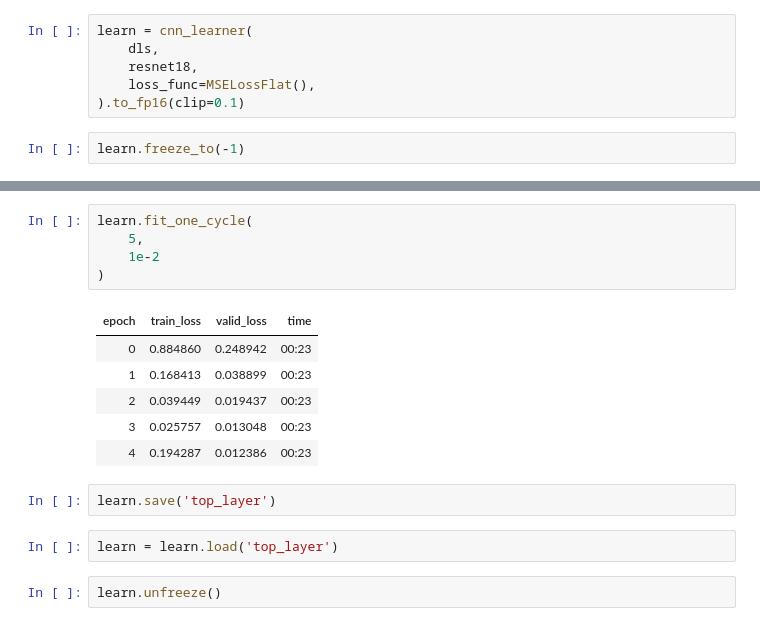
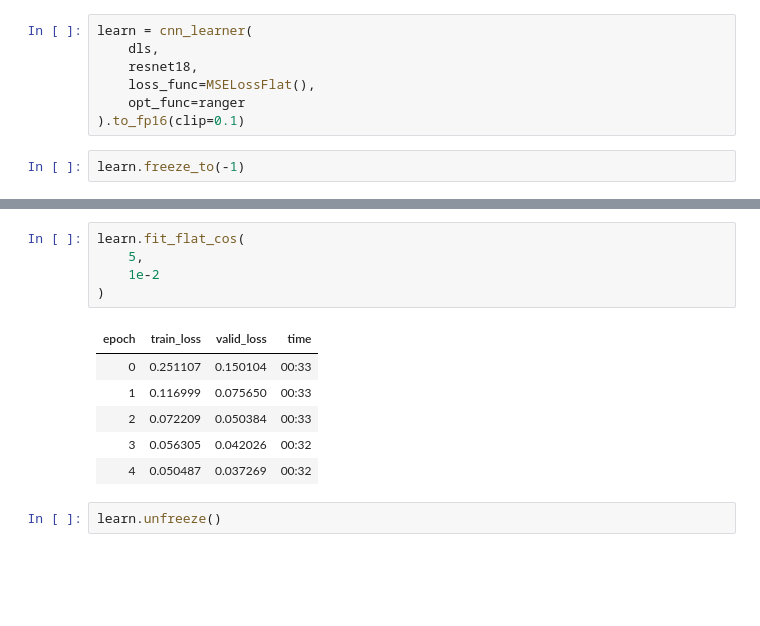
Before and after one commit to HenryDashwood/facial-features-detector, a Jupyter notebook: code/fastai_v2.ipynb, the cells around one changed output, grey strips where cells are left out. Drawn from its saved outputs; the diff is of its cells as text; blank space fills up the shorter version.

```diff
--- a/code/fastai_v2.ipynb
+++ b/code/fastai_v2.ipynb
@@ -48,6 +44,7 @@ learn = cnn_learner(
     dls,
     resnet18,
     loss_func=MSELossFlat(),
+    opt_func=ranger
 ).to_fp16(clip=0.1)
 # %%
 learn.freeze_to(-1)
@@ -60,19 +57,15 @@ SuggestedLRs(lr_min=0.025118863582611083, lr_steep=0.02754228748381138)
 # %%
-learn.fit_one_cycle(
+learn.fit_flat_cos(
     5,
     1e-2
 )
 # %% [output]
 | epoch | train_loss | valid_loss | time |
-| 0 | 0.884860 | 0.248942 | 00:23 |
-| 1 | 0.168413 | 0.038899 | 00:23 |
-| 2 | 0.039449 | 0.019437 | 00:23 |
-| 3 | 0.025757 | 0.013048 | 00:23 |
-| 4 | 0.194287 | 0.012386 | 00:23 |
+| 0 | 0.251107 | 0.150104 | 00:33 |
+| 1 | 0.116999 | 0.075650 | 00:33 |
+| 2 | 0.072209 | 0.050384 | 00:33 |
+| 3 | 0.056305 | 0.042026 | 00:32 |
+| 4 | 0.050487 | 0.037269 | 00:32 |
-# %%
-learn.save('top_layer')
-# %%
-learn = learn.load('top_layer')
 # %%
 learn.unfreeze()
 # %%
```
Also changed, not shown: parts of 6 cells of this notebook, 1 other file.
